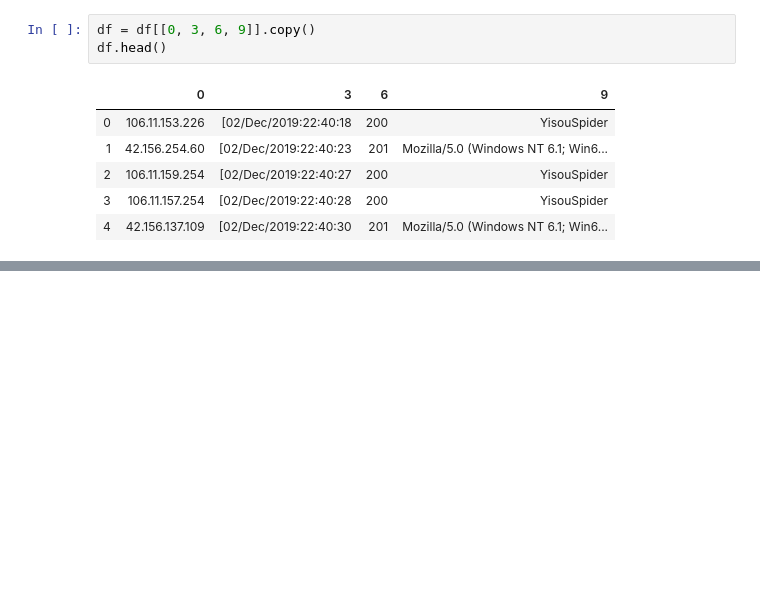
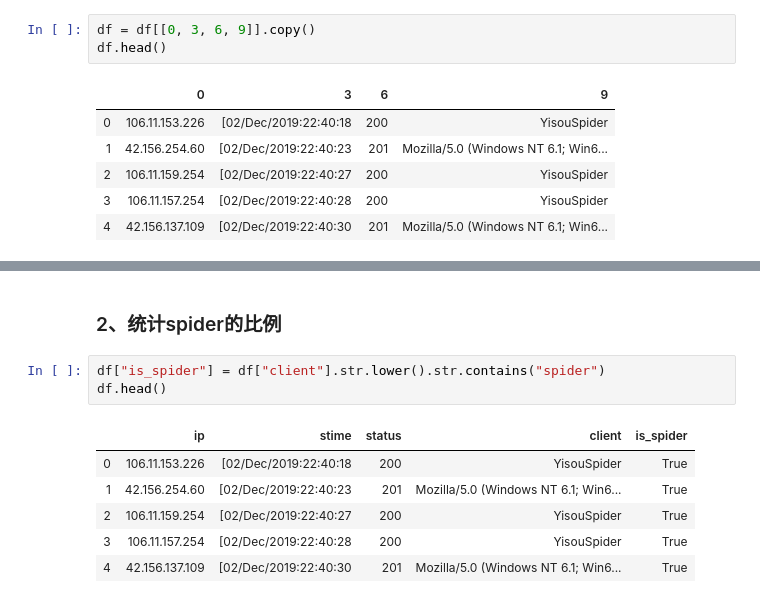
Before and after one commit to peiss/ant-learn-pandas, a Jupyter notebook: 26. Pandas处理分析网站原始访问日志.ipynb, the cells around one changed output, grey strips where cells are left out. Saved outputs shown, nothing was run; the diff lists cells and outputs as text; blank space fills up the shorter version.

```diff
--- a/26. Pandas处理分析网站原始访问日志.ipynb
+++ b/26. Pandas处理分析网站原始访问日志.ipynb
@@ -52,0 +75,12 @@ df.columns = ["ip", "stime", "status", "client"]
+# %% [markdown]
+### 2、统计spider的比例
+# %%
+df["is_spider"] = df["client"].str.lower().str.contains("spider")
+df.head()
+# %% [output]
+|  | ip | stime | status | client | is_spider |
+| 0 | 106.11.153.226 | [02/Dec/2019:22:40:18 | 200 | YisouSpider | True |
+| 1 | 42.156.254.60 | [02/Dec/2019:22:40:23 | 201 | Mozilla/5.0 (Windows NT 6.1; Win6... | True |
+| 2 | 106.11.159.254 | [02/Dec/2019:22:40:27 | 200 | YisouSpider | True |
+| 3 | 106.11.157.254 | [02/Dec/2019:22:40:28 | 200 | YisouSpider | True |
+| 4 | 42.156.137.109 | [02/Dec/2019:22:40:30 | 201 | Mozilla/5.0 (Windows NT 6.1; Win6... | True |
```
Also changed, not shown: parts of 32 cells of this notebook.
